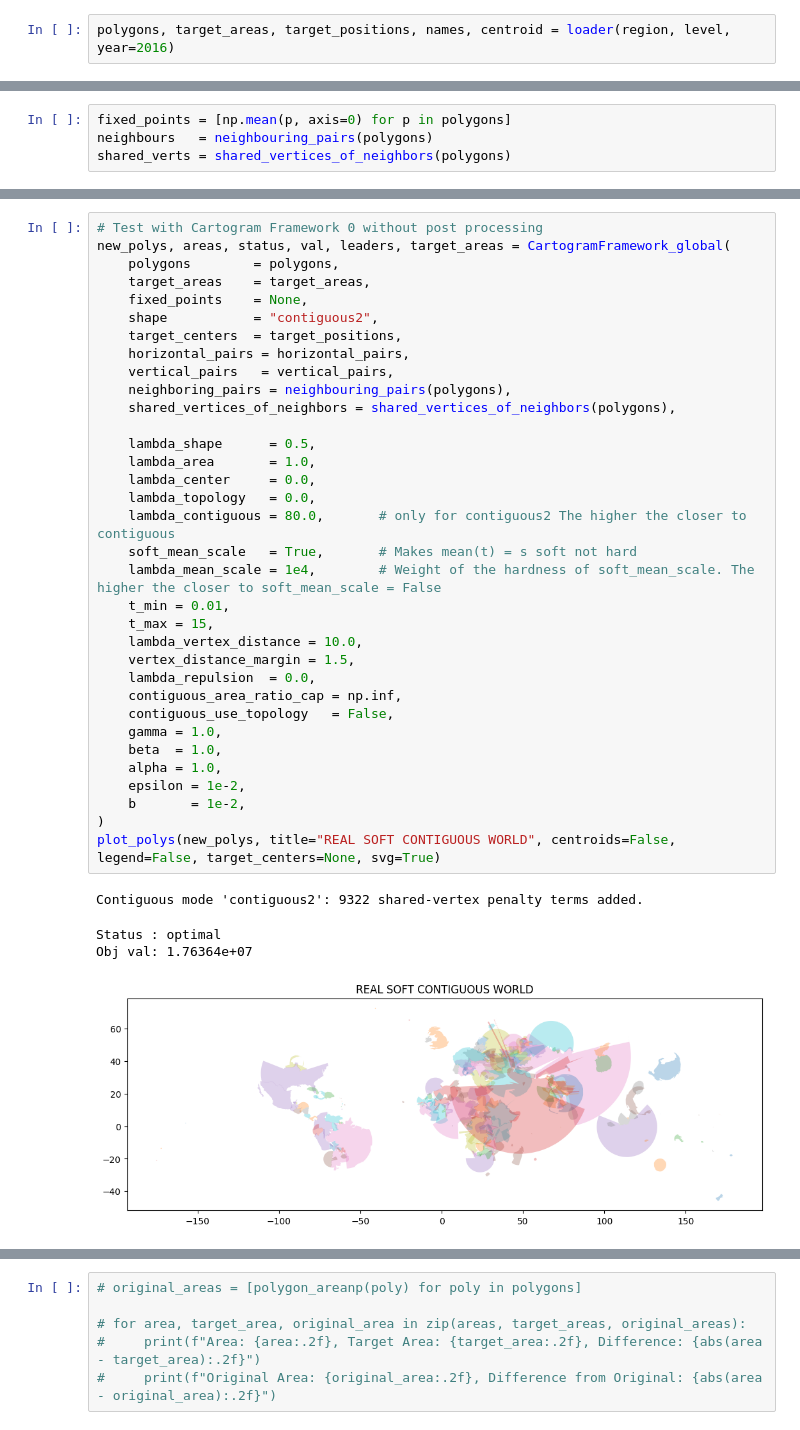
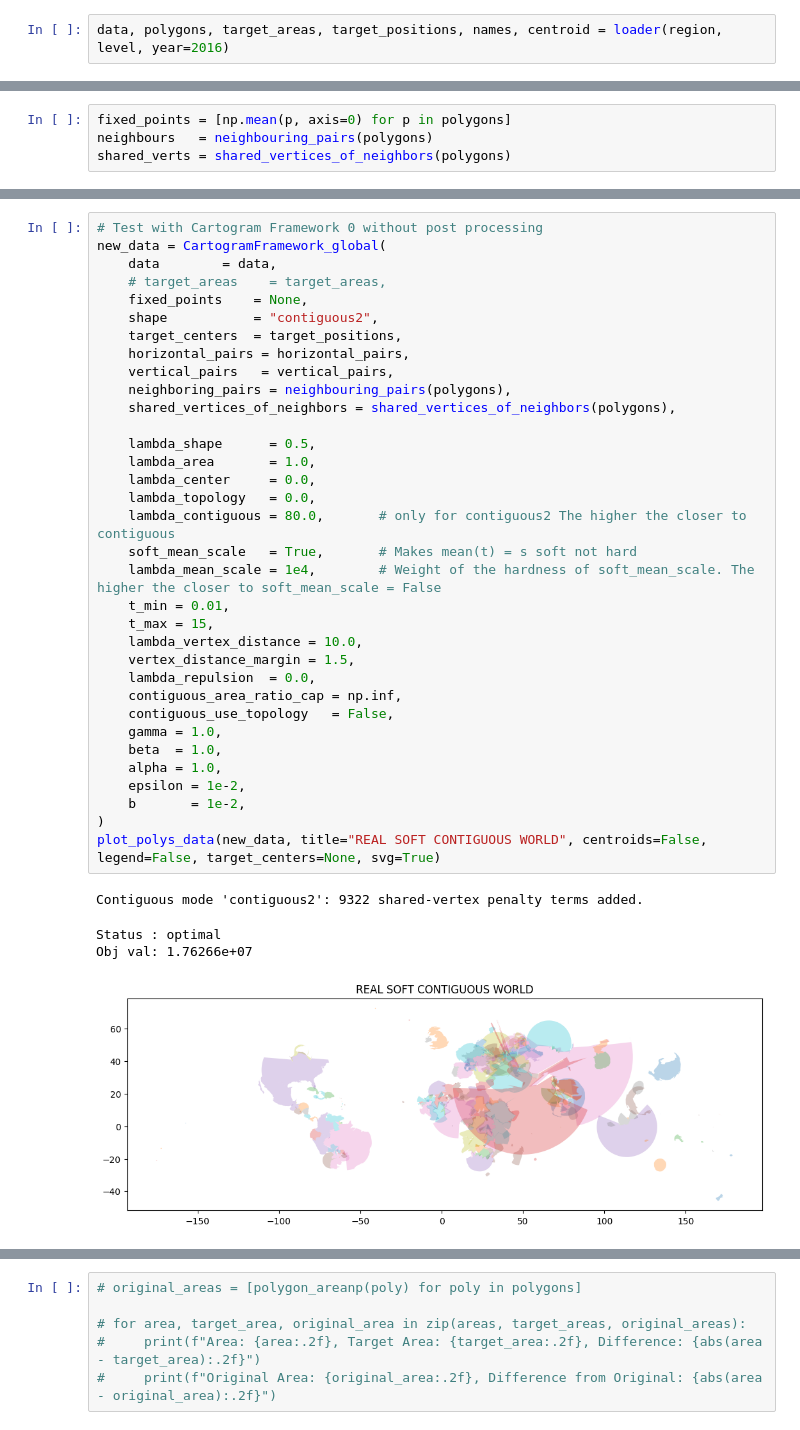
Before and after one commit to kuenem/Cartogram-Framework, a Jupyter notebook: Cartogram Framework/notebooks/exploration.ipynb, the cells around one changed output, grey strips where cells are left out. Saved outputs shown, nothing was run; the diff lists cells and outputs as text.

```diff
--- a/Cartogram Framework/notebooks/exploration.ipynb
+++ b/Cartogram Framework/notebooks/exploration.ipynb
@@ -21,7 +21,7 @@ level = 'original_world'
 # region = 'usa'
 # level = 'states'
 # %%
-polygons, target_areas, target_positions, names, centroid = loader(region, level, year=2016)
+data, polygons, target_areas, target_positions, names, centroid = loader(region, level, year=2016)
 # %% [output]
 Matched name column: 'ISO_CODE', value column: 'Population (people)'
 Number of unmatched regions for year 2016: 0
@@ -410,39 +203,39 @@ Obj val: 13412.1
 # %%
 # Test with Cartogram Framework 0 without post processing
-new_polys, areas, status, val, leaders, target_areas = CartogramFramework_global(
-    polygons        = polygons,
-    target_areas    = target_areas,
+new_data = CartogramFramework_global(
+    data        = data,
+    # target_areas    = target_areas,
     fixed_points    = None,
     shape           = "contiguous2",
     target_centers  = target_positions,
     horizontal_pairs = horizontal_pairs,
     vertical_pairs   = vertical_pairs,
     neighboring_pairs = neighbouring_pairs(polygons),
     shared_vertices_of_neighbors = shared_vertices_of_neighbors(polygons),
 
     lambda_shape      = 0.5,
     lambda_area       = 1.0,
     lambda_center     = 0.0,
     lambda_topology   = 0.0,
     lambda_contiguous = 80.0,       # only for contiguous2 The higher the closer to contiguous
     soft_mean_scale   = True,       # Makes mean(t) = s soft not hard
     lambda_mean_scale = 1e4,        # Weight of the hardness of soft_mean_scale. The higher the closer to soft_mean_scale = False
     t_min = 0.01,
     t_max = 15,
     lambda_vertex_distance = 10.0,
     vertex_distance_margin = 1.5,
     lambda_repulsion  = 0.0,
     contiguous_area_ratio_cap = np.inf,
     contiguous_use_topology   = False,
     gamma = 1.0,
     beta  = 1.0,
     alpha = 1.0,
     epsilon = 1e-2,
     b       = 1e-2,
 )
-plot_polys(new_polys, title="REAL SOFT CONTIGUOUS WORLD", centroids=False, legend=False, target_centers=None, svg=True)
+plot_polys_data(new_data, title="REAL SOFT CONTIGUOUS WORLD", centroids=False, legend=False, target_centers=None, svg=True)
 # %% [output]
 Contiguous mode 'contiguous2': 9322 shared-vertex penalty terms added.
 Status : optimal
-Obj val: 1.76364e+07
+Obj val: 1.76266e+07
-[figure, old version]
+[figure, new version]
```
Also changed, not shown: parts of 31 cells of this notebook, 20 other files.
